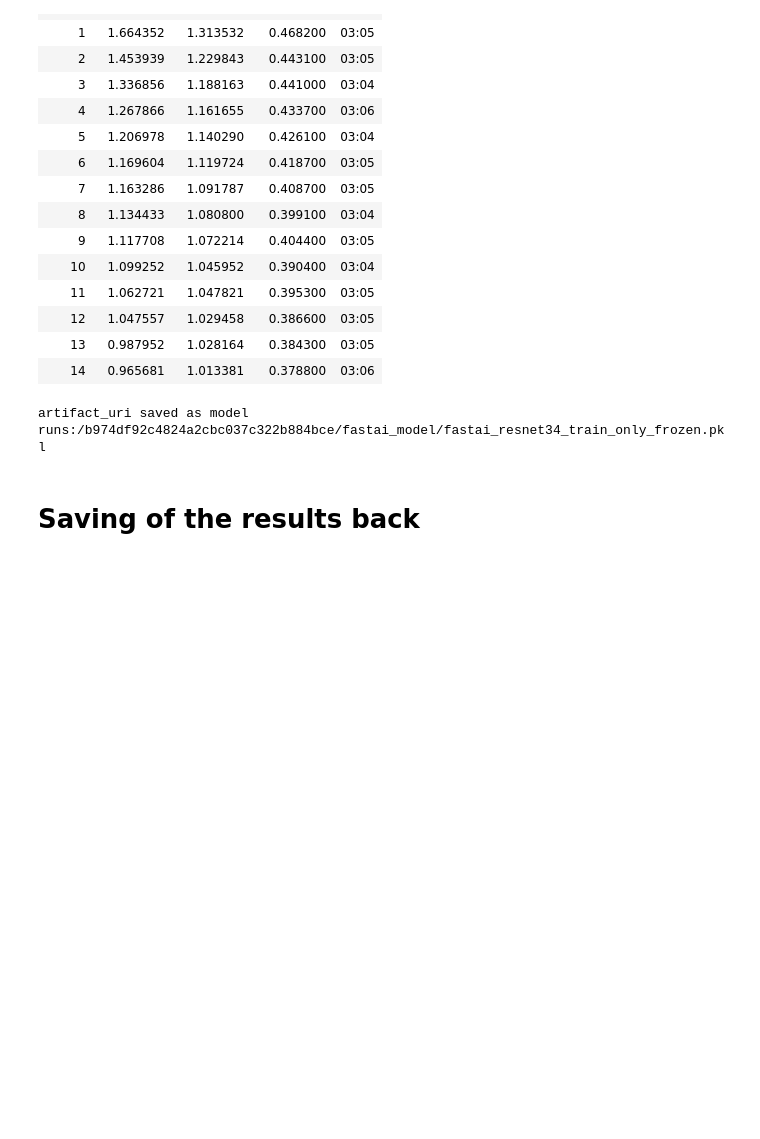
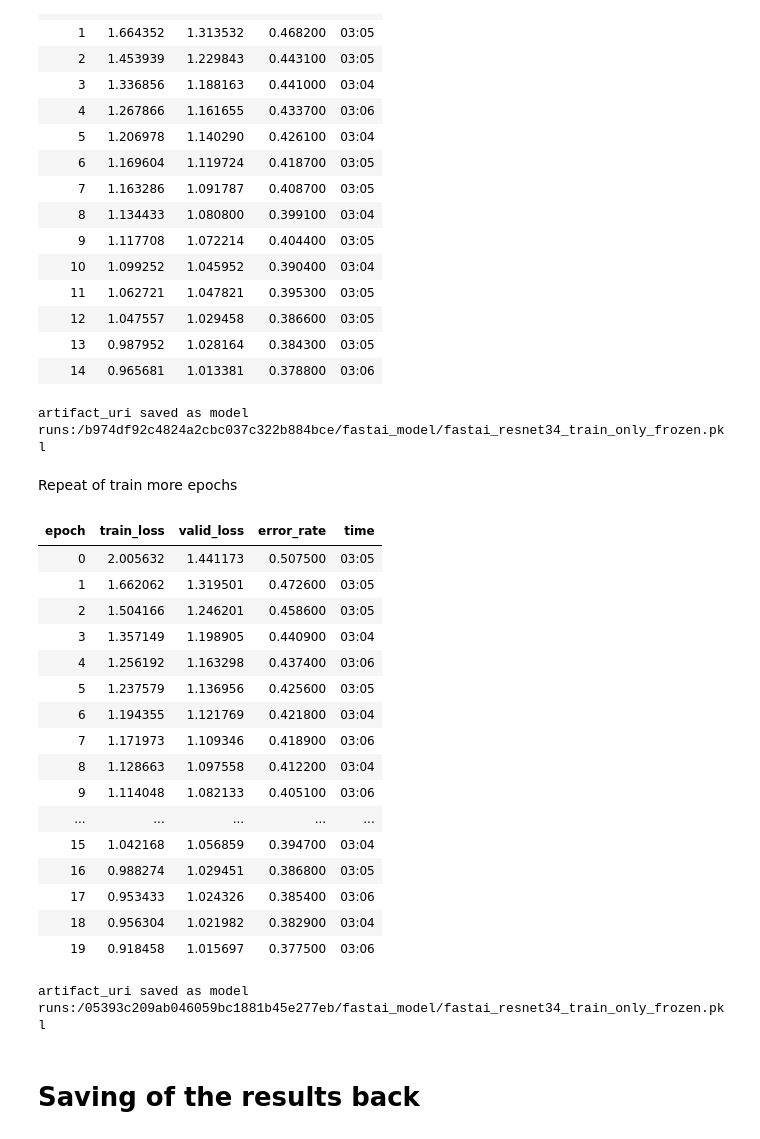
Before and after one commit to leropo00/ml_digital_art, a Jupyter notebook: notebooks/artworks_classification_train_01_baseline_pynb.ipynb, the cells around one changed output. Drawn from its saved outputs; the diff is of its cells as text; code cells hidden in the pictures; blank space fills up the shorter version.

```diff
--- a/notebooks/artworks_classification_train_01_baseline_pynb.ipynb
+++ b/notebooks/artworks_classification_train_01_baseline_pynb.ipynb
@@ -134,7 +125,6 @@ params_training_all_runs = {'data_split': 'random',
     'item_tfms': 'Resize(460)',
     'batch_tfms': '[Normalize.from_stats(*imagenet_stats), *aug_transforms(size=224, min_scale=0.75)])',
     'batch_size': BATCH_SIZE,
-    'model_name': RESNET18_PRETRAINED,
 }
 
 paintings_augmented = DataBlock(blocks = (ImageBlock, CategoryBlock),
@@ -374,6 +361,44 @@ with mlflow.start_run(experiment_id=active_experiment_id, run_name='artworks_cla
 | 14 | 0.965681 | 1.013381 | 0.378800 | 03:06 |
 artifact_uri saved as model
 runs:/b974df92c4824a2cbc037c322b884bce/fastai_model/fastai_resnet34_train_only_frozen.pkl
+# %% [markdown]
+Repeat of train more epochs
+# %%
+params_training_all_runs['model_name'] = RESNET34_PRETRAINED
+
+with mlflow.start_run(experiment_id=active_experiment_id, run_name='artworks_classification_resnet34_train_only_frozen') as run:
+
+    log_mlflow_params(mlfclient, run, params_training_all_runs)
+
+    run_params = {"learning_rate": 0.003, 'num_epochs': 20, 'pct_start':0.99}
+    log_mlflow_params(mlfclient, run, run_params)
+
+    cb_mlflow = MLFlowTracking(metric_names=['valid_loss', 'train_loss', 'error_rate'], client=mlfclient, run_id=run.info.run_id)
+
+    learn.freeze()
+    learn.fit_one_cycle(run_params['num_epochs'], lr_max=slice(run_params['learning_rate']), pct_start=run_params['pct_start'], cbs=[cb_mlflow])
+
+    save_fastai_model_as_artifact(mlfclient, run.info.run_id, learn, 'fastai_resnet34_train_only_frozen.pkl')
+# %% [output]
+| epoch | train_loss | valid_loss | error_rate | time |
+| 0 | 2.005632 | 1.441173 | 0.507500 | 03:05 |
+| 1 | 1.662062 | 1.319501 | 0.472600 | 03:05 |
+| 2 | 1.504166 | 1.246201 | 0.458600 | 03:05 |
+| 3 | 1.357149 | 1.198905 | 0.440900 | 03:04 |
+| 4 | 1.256192 | 1.163298 | 0.437400 | 03:06 |
+| 5 | 1.237579 | 1.136956 | 0.425600 | 03:05 |
+| 6 | 1.194355 | 1.121769 | 0.421800 | 03:04 |
+| 7 | 1.171973 | 1.109346 | 0.418900 | 03:06 |
+| 8 | 1.128663 | 1.097558 | 0.412200 | 03:04 |
+| 9 | 1.114048 | 1.082133 | 0.405100 | 03:06 |
+| ... | ... | ... | ... | ... |
+| 15 | 1.042168 | 1.056859 | 0.394700 | 03:04 |
+| 16 | 0.988274 | 1.029451 | 0.386800 | 03:05 |
+| 17 | 0.953433 | 1.024326 | 0.385400 | 03:06 |
+| 18 | 0.956304 | 1.021982 | 0.382900 | 03:04 |
+| 19 | 0.918458 | 1.015697 | 0.377500 | 03:06 |
+artifact_uri saved as model
+runs:/05393c209ab046059bc1881b45e277eb/fastai_model/fastai_resnet34_train_only_frozen.pkl
 # %% [markdown]
 # Saving of the results back
 # %% [markdown]
```
Also changed, not shown: parts of 24 cells of this notebook, 1 other file.
